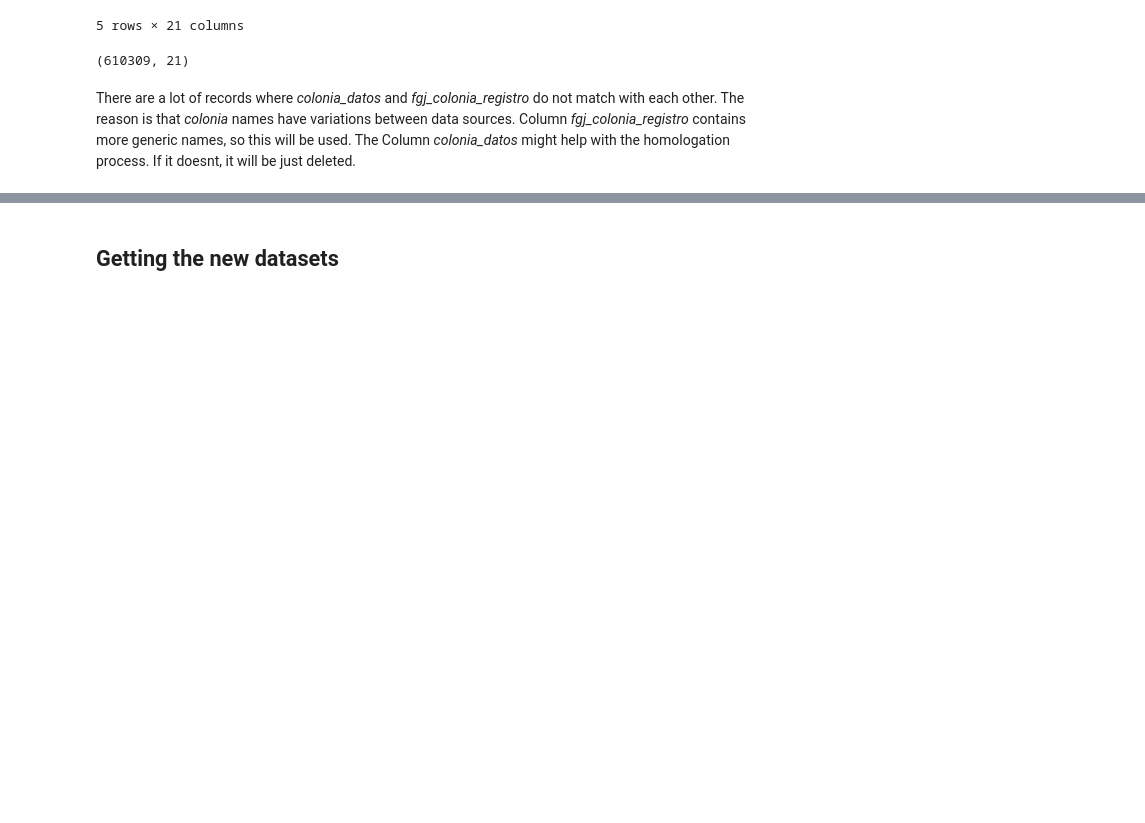
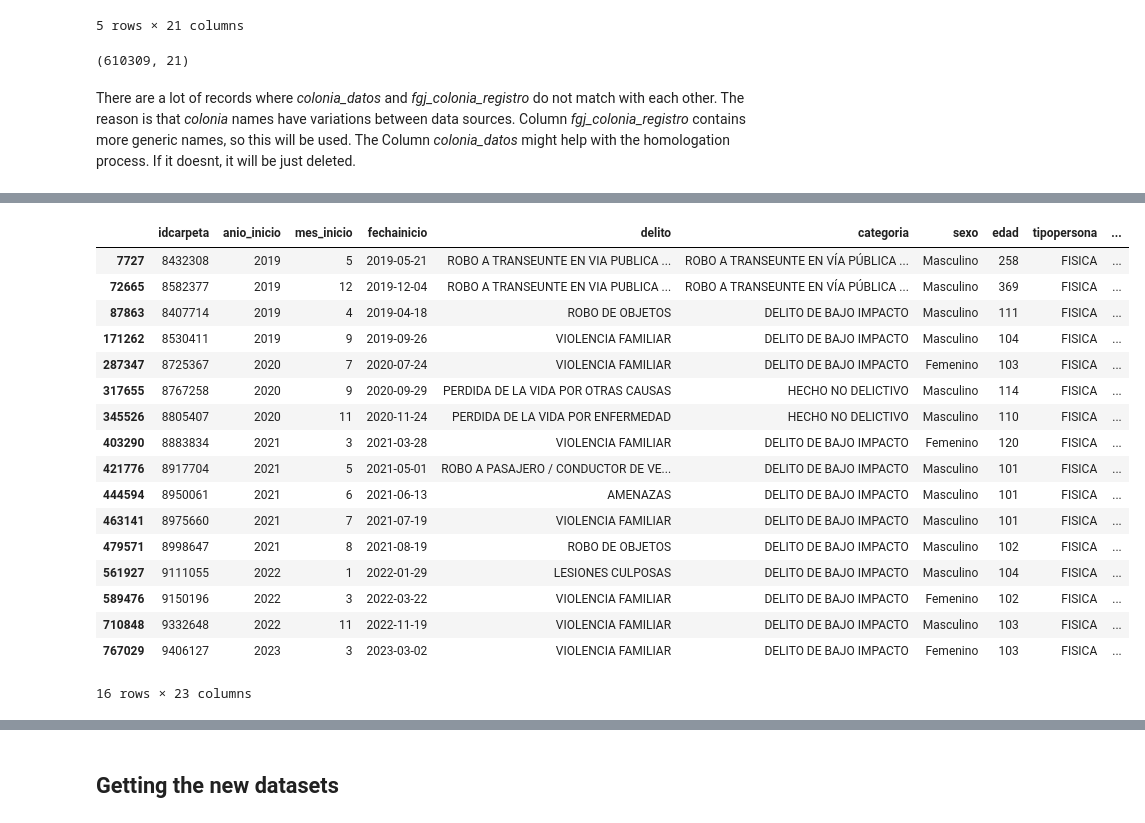
Before and after one commit to marcocasillas91/sdc-security, a Jupyter notebook: notebooks/1_first_datalake.ipynb, the cells around one changed output, grey strips where cells are left out. Cells and saved outputs as stored; diff of their text form; code cells hidden in the pictures; blank space fills up the shorter version.

Commit message:
Dropping duplicates and age and year related data issues

```diff
--- a/notebooks/1_first_datalake.ipynb
+++ b/notebooks/1_first_datalake.ipynb
@@ -146,0 +211,3 @@ crimes.to_csv(repo_path+'/datasets/crimes.csv', index=False)
+# %%
+crimes["is_duplicate"] = crimes.duplicated(keep='last')
+crimes['idcarpeta_on_next_row']  = (crimes['idcarpeta'] == crimes['idcarpeta'].shift(-1))
@@ -146,0 +230,2 @@ crimes.to_csv(repo_path+'/datasets/crimes.csv', index=False)
+# %%
+crimes2 = crimes[ ~ (crimes["is_duplicate"]) | (crimes["idcarpeta_on_next_row"] == True)].copy()
@@ -146,0 +242,21 @@ crimes.to_csv(repo_path+'/datasets/crimes.csv', index=False)
+# %%
+crimes2[crimes2["edad"] > 100 ]
+# %% [output]
+|  | idcarpeta | anio_inicio | mes_inicio | fechainicio | delito | categoria | sexo | edad | tipopersona | ... |
+| 7727 | 8432308 | 2019 | 5 | 2019-05-21 | ROBO A TRANSEUNTE EN VIA PUBLICA ... | ROBO A TRANSEUNTE EN VÍA PÚBLICA ... | Masculino | 258 | FISICA | ... |
+| 72665 | 8582377 | 2019 | 12 | 2019-12-04 | ROBO A TRANSEUNTE EN VIA PUBLICA ... | ROBO A TRANSEUNTE EN VÍA PÚBLICA ... | Masculino | 369 | FISICA | ... |
+| 87863 | 8407714 | 2019 | 4 | 2019-04-18 | ROBO DE OBJETOS | DELITO DE BAJO IMPACTO | Masculino | 111 | FISICA | ... |
+| 171262 | 8530411 | 2019 | 9 | 2019-09-26 | VIOLENCIA FAMILIAR | DELITO DE BAJO IMPACTO | Masculino | 104 | FISICA | ... |
+| 287347 | 8725367 | 2020 | 7 | 2020-07-24 | VIOLENCIA FAMILIAR | DELITO DE BAJO IMPACTO | Femenino | 103 | FISICA | ... |
+| 317655 | 8767258 | 2020 | 9 | 2020-09-29 | PERDIDA DE LA VIDA POR OTRAS CAUSAS | HECHO NO DELICTIVO | Masculino | 114 | FISICA | ... |
+| 345526 | 8805407 | 2020 | 11 | 2020-11-24 | PERDIDA DE LA VIDA POR ENFERMEDAD | HECHO NO DELICTIVO | Masculino | 110 | FISICA | ... |
+| 403290 | 8883834 | 2021 | 3 | 2021-03-28 | VIOLENCIA FAMILIAR | DELITO DE BAJO IMPACTO | Femenino | 120 | FISICA | ... |
+| 421776 | 8917704 | 2021 | 5 | 2021-05-01 | ROBO A PASAJERO / CONDUCTOR DE VE... | DELITO DE BAJO IMPACTO | Masculino | 101 | FISICA | ... |
+| 444594 | 8950061 | 2021 | 6 | 2021-06-13 | AMENAZAS | DELITO DE BAJO IMPACTO | Masculino | 101 | FISICA | ... |
+| 463141 | 8975660 | 2021 | 7 | 2021-07-19 | VIOLENCIA FAMILIAR | DELITO DE BAJO IMPACTO | Masculino | 101 | FISICA | ... |
+| 479571 | 8998647 | 2021 | 8 | 2021-08-19 | ROBO DE OBJETOS | DELITO DE BAJO IMPACTO | Masculino | 102 | FISICA | ... |
+| 561927 | 9111055 | 2022 | 1 | 2022-01-29 | LESIONES CULPOSAS | DELITO DE BAJO IMPACTO | Masculino | 104 | FISICA | ... |
+| 589476 | 9150196 | 2022 | 3 | 2022-03-22 | VIOLENCIA FAMILIAR | DELITO DE BAJO IMPACTO | Femenino | 102 | FISICA | ... |
+| 710848 | 9332648 | 2022 | 11 | 2022-11-19 | VIOLENCIA FAMILIAR | DELITO DE BAJO IMPACTO | Masculino | 103 | FISICA | ... |
+| 767029 | 9406127 | 2023 | 3 | 2023-03-02 | VIOLENCIA FAMILIAR | DELITO DE BAJO IMPACTO | Femenino | 103 | FISICA | ... |
+16 rows × 23 columns
```
Also changed, not shown: parts of 47 cells of this notebook.
